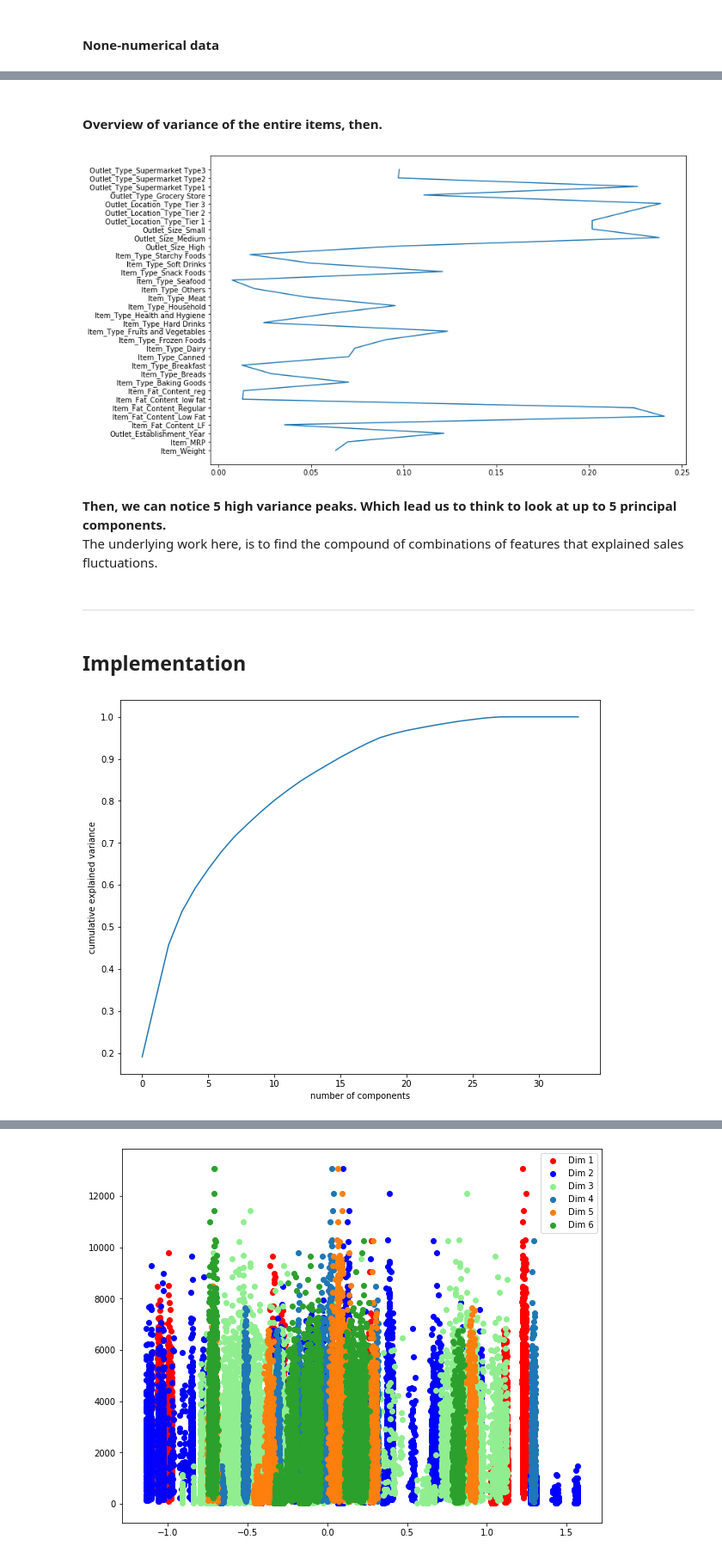
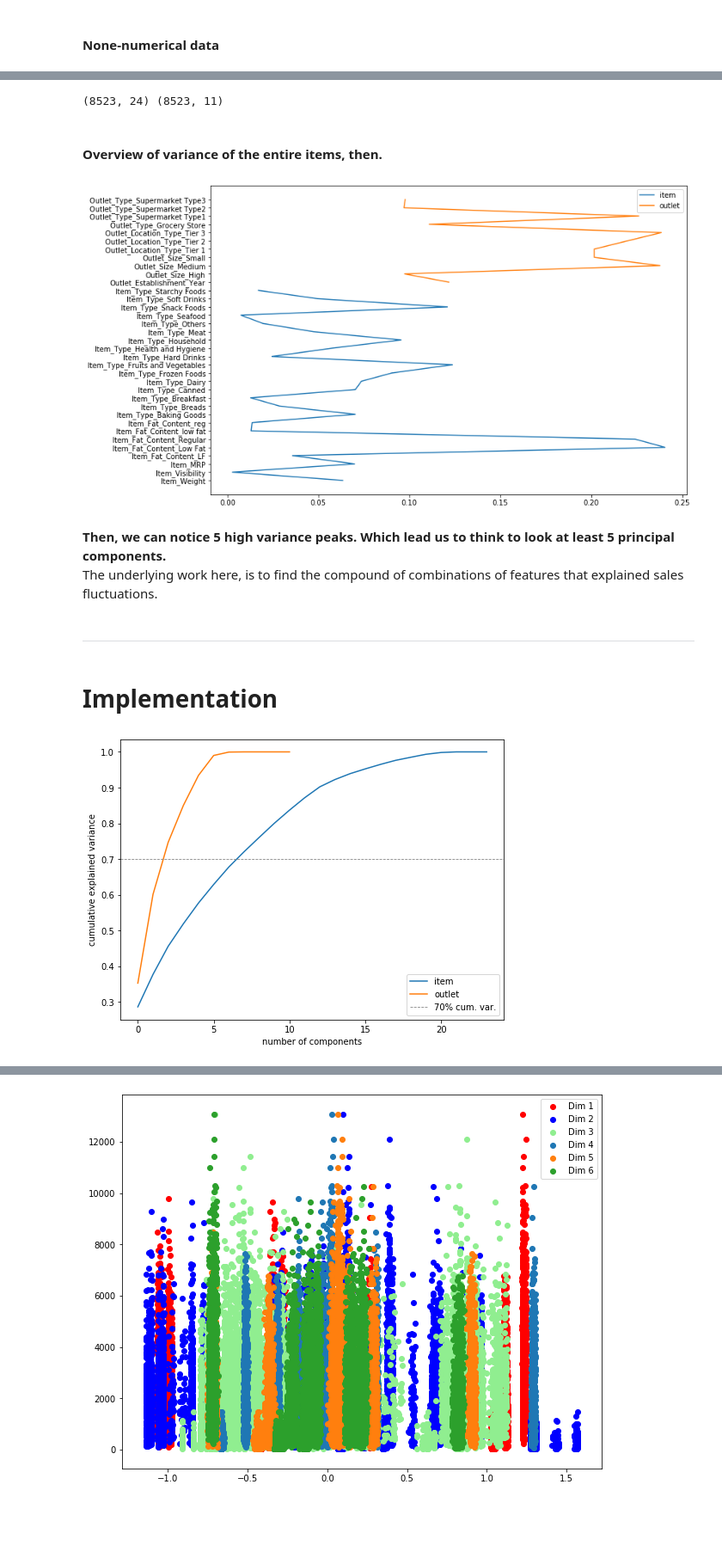
Before and after one commit to MikeHatchi/Big-Mart-Sales-III, a Jupyter notebook: Big_Mart_sales_III.ipynb, the cells around one changed output, grey strips where cells are left out. Shown: that part at 86% size. Drawn from its saved outputs; the diff is of its cells as text; code cells hidden in the pictures; blank space fills up the shorter version.

```diff
--- a/Big_Mart_sales_III.ipynb
+++ b/Big_Mart_sales_III.ipynb
@@ -174,3 +321,3 @@ ___
 # %%
-sales_raw = new_data['Item_Outlet_Sales']
-features_raw = new_data.drop('Item_Outlet_Sales', axis = 1)
+sales_raw = train['Item_Outlet_Sales']
+features_raw = train.drop('Item_Outlet_Sales', axis = 1)
@@ -209,2 +339,10 @@ features_wo_id = features_rawminmax.drop(['Item_Identifier', 'Outlet_Identifier'
+# %%
+item = features_rawminmax[['Item_Identifier', 'Item_Weight', 'Item_Fat_Content', 'Item_Visibility', 'Item_Type', 'Item_MRP']]
+outlet = features_rawminmax[['Outlet_Identifier', 'Outlet_Establishment_Year', 'Outlet_Size', 'Outlet_Location_Type', 'Outlet_Type']]
+item_id = features_rawminmax['Item_Identifier']
+outlet_id = features_rawminmax['Outlet_Identifier']
+# %%
+item_woid = item.drop(['Item_Identifier'], axis=1 )
+outlet_woid = outlet.drop(['Outlet_Identifier'], axis=1 )
 # %% [markdown]
 #### None-numerical data
@@ -236,32 +352,53 @@ features_final.head()
+# %%
+item_final = pd.get_dummies(item_woid)
+outlet_final = pd.get_dummies(outlet_woid)
+print(item_final.shape, outlet_final.shape)
+# %% [output]
+(8523, 24) (8523, 11)
 # %% [markdown]
 #### Overview of variance of the entire items, then.
 # %%
-var = []
-colname = []
+vari = []
+colnamei = []
+varo = []
+colnameo = []
 plt.figure(figsize=(12,8))
-for n, v in zip(features_final.columns, features_final.var()):
-    var.append(v)
-    colname.append(str(n))
+for n, v in zip(item_final.columns, item_final.var()):
+    vari.append(v)
+    colnamei.append(str(n))
 
-plt.plot(var, colname)
+for n, v in zip(outlet_final.columns, outlet_final.var()):
+    varo.append(v)
+    colnameo.append(str(n))
+
+plt.plot(vari, colnamei, label = 'item')
+plt.plot(varo, colnameo, label = 'outlet')
+plt.legend();
 plt.show()
 # %% [output]
-[figure, old version]
+[figure, new version]
 # %% [markdown]
-**Then, we can notice 5 high variance peaks. Which lead us to think to look at up to 5 principal components.**<br>
+**Then, we can notice 5 high variance peaks. Which lead us to think to look at least 5 principal components.**<br>
 The underlying work here, is to find the compound of combinations of features that explained sales fluctuations.
 # %% [markdown]
 ___
 # %% [markdown]
-## Implementation
+# Implementation
 # %%
 from sklearn.decomposition import PCA
 
-plt.figure(figsize=(10,8))
-pca = PCA().fit(features_final)
-plt.plot(np.cumsum(pca.explained_variance_ratio_))
+plt.figure(figsize=(8,6))
+pca_outlet = PCA().fit(outlet_final)
+pca_item = PCA().fit(item_final)
+
+plt.plot(np.cumsum(pca_item.explained_variance_ratio_), label = 'item')
+plt.plot(np.cumsum(pca_outlet.explained_variance_ratio_), label = 'outlet')
+
+plt.axhline(y=0.7, color='gray', linewidth=0.8, linestyle='--', label='70% cum. var.')
 plt.xlabel('number of components')
 plt.ylabel('cumulative explained variance');
+plt.legend();
+plt.show()
 # %% [output]
-[figure, old version]
+[figure, new version]
 # %% [markdown]
```
Also changed, not shown: parts of 78 cells of this notebook.
